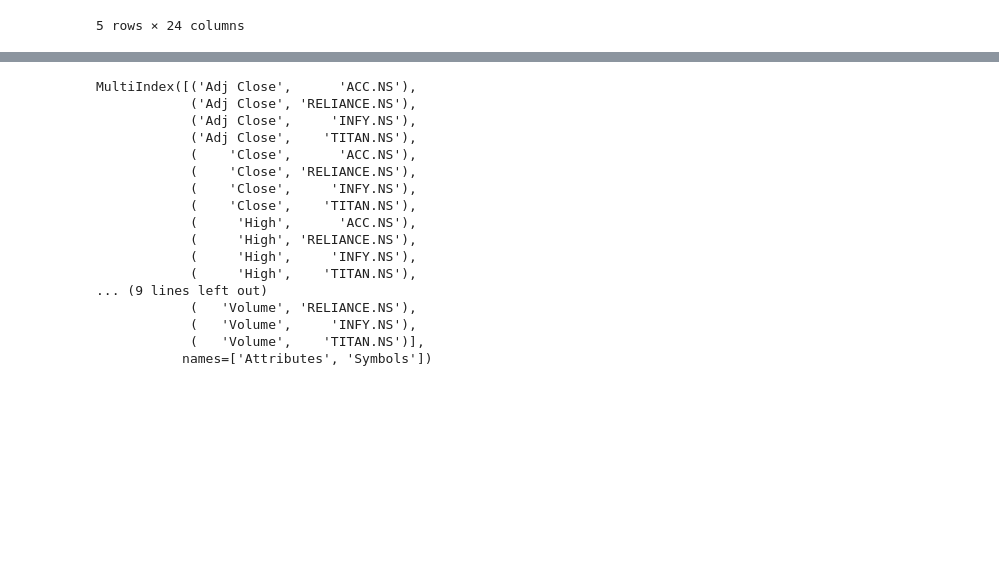
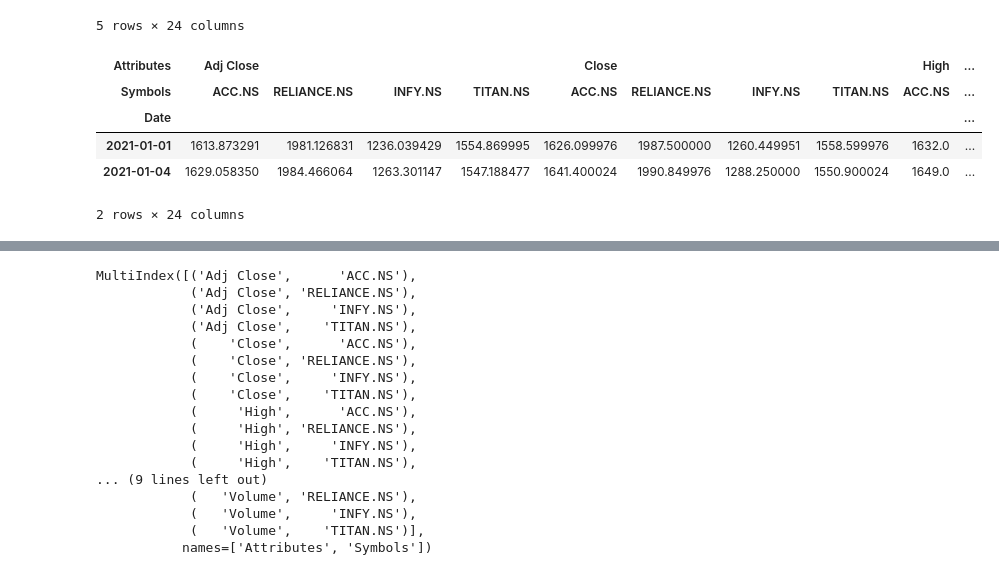
Before and after one commit to uddeshyak/jupyter-notebook, a Jupyter notebook: Stock analysis/SA-1.ipynb, the cells around one changed output, grey strips where cells are left out. Saved outputs shown, nothing was run; the diff lists cells and outputs as text; code cells hidden in the pictures; blank space fills up the shorter version.

```diff
--- a/Stock analysis/SA-1.ipynb
+++ b/Stock analysis/SA-1.ipynb
@@ -53,6 +49,15 @@ df.head()
 | 2021-01-06 | 1661.859741 | 1908.111694 | 1257.270142 | 1568.836426 | 1674.449951 | 1914.250000 | 1282.099976 | 1572.599976 | 1679.00 | ... |
 | 2021-01-07 | 1691.534912 | 1905.021729 | 1237.706543 | 1538.658813 | 1704.349976 | 1911.150024 | 1262.150024 | 1542.349976 | 1720.00 | ... |
 5 rows × 24 columns
+# %%
+df[0:2]
+# %% [output]
+| Attributes | Adj Close |  |  |  | Close |  |  |  | High | ... |
+| Symbols | ACC.NS | RELIANCE.NS | INFY.NS | TITAN.NS | ACC.NS | RELIANCE.NS | INFY.NS | TITAN.NS | ACC.NS | ... |
+| Date |  |  |  |  |  |  |  |  |  | ... |
+| 2021-01-01 | 1613.873291 | 1981.126831 | 1236.039429 | 1554.869995 | 1626.099976 | 1987.500000 | 1260.449951 | 1558.599976 | 1632.0 | ... |
+| 2021-01-04 | 1629.058350 | 1984.466064 | 1263.301147 | 1547.188477 | 1641.400024 | 1990.849976 | 1288.250000 | 1550.900024 | 1649.0 | ... |
+2 rows × 24 columns
 # %%
 df.index
 # %% [output]
```
Also changed, not shown: parts of 23 cells of this notebook, 2 other files.
